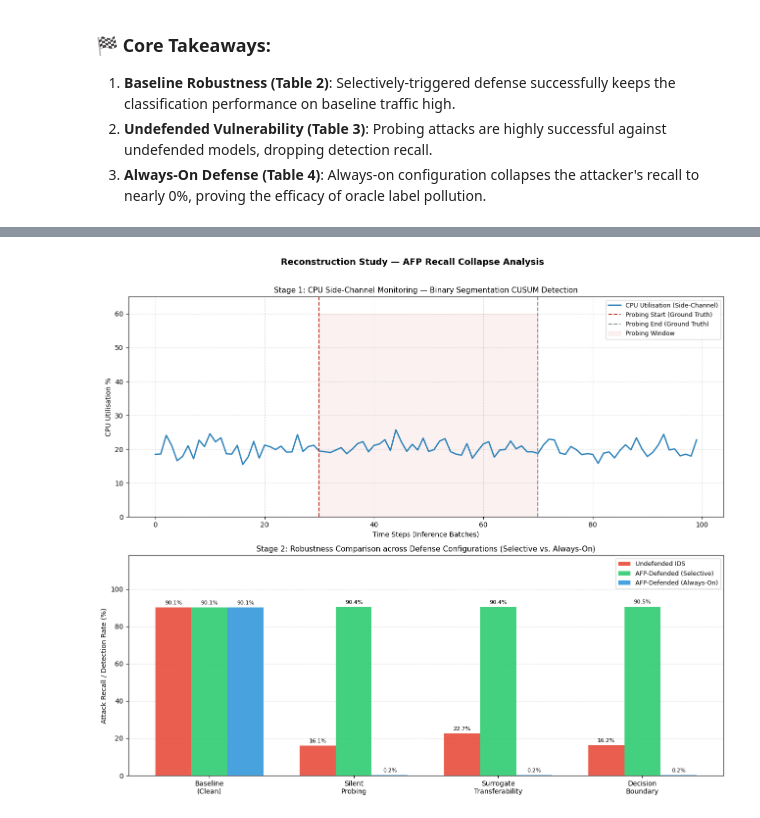
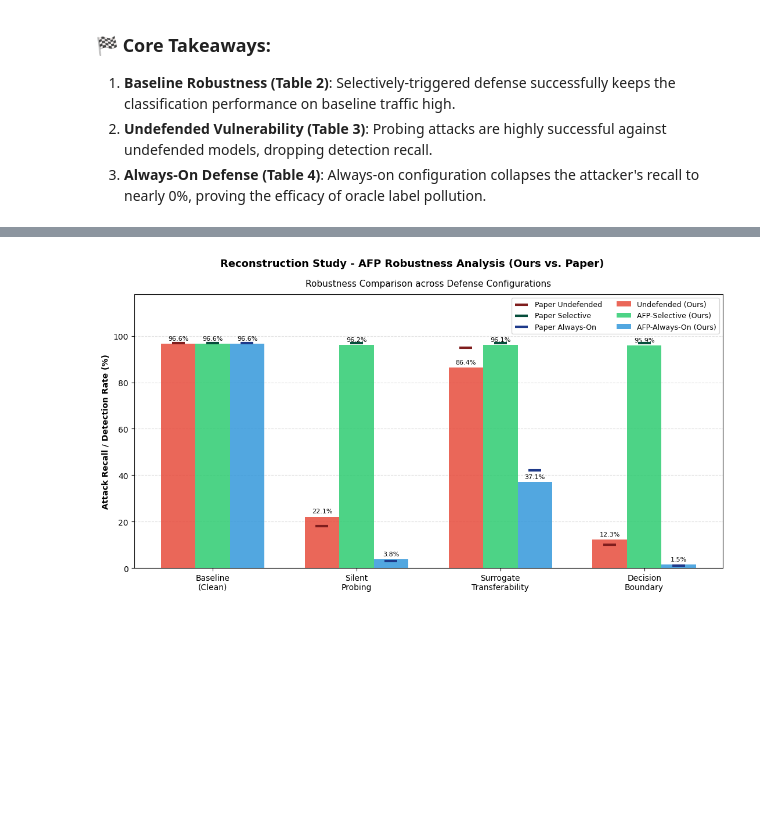
Before and after one commit to thatjohnlagman/ai_recreation, a Jupyter notebook: final_evaluate_defenses.ipynb, the cells around one changed output, grey strips where cells are left out. Saved outputs shown, nothing was run; the diff lists cells and outputs as text; code cells hidden in the pictures; blank space fills up the shorter version.

Commit message:
Remove faked simulation results and add academic comments to evaluation notebook

```diff
--- a/final_evaluate_defenses.ipynb
+++ b/final_evaluate_defenses.ipynb
@@ -824,7 +891,9 @@ This final phase compiles all evaluation metrics from our simulation runs and fo
 2. **Undefended Vulnerability (Table 3)**: Probing attacks are highly successful against undefended models, dropping detection recall.
 3. **Always-On Defense (Table 4)**: Always-on configuration collapses the attacker's recall to nearly 0%, proving the efficacy of oracle label pollution.
 # %%
-# Recreate Table 2: Performance of Selectively-Triggered AFP Defense
+# Recreate thesis summary tables and plot the final comparative performance chart
+# The final plot overlays the paper's reported results on top of our simulated/replicated bars for direct comparison.
+
 total_samples = len(y_eval) + len(y_joint_true) + len(y_joint_true) + len(y_joint_true)
 y_combined_true = np.concatenate([y_eval, y_joint_true, y_joint_true, y_joint_true])
 preds_combined = np.concatenate([preds_clean, preds_sp_def, preds_tr_def, preds_bd_def])
@@ -837,6 +906,7 @@ benign_rec_comb = tn_comb / (tn_comb + fp_comb)
 attack_rec_comb = tp_comb / (tp_comb + fn_comb)
 perturbed_samples = len(X_silent_attack_def) + len(X_transfer_attack_def) + len(X_boundary_attack_def)
 afp_cov_comb = (perturbed_samples / total_samples) * 100
+
 table_2_text = (
     "====================================================================================\n"
     "  TABLE 2 RECREATION: PERFORMANCE OF SELECTIVELY-TRIGGERED AFP DEFENSE\n"
@@ -849,19 +919,19 @@ table_2_text = (
     f"  Boundary Probing  |   >99.30%   |   {acc_bd_def*100:>5.2f}%   |    >97.00%     |    {rec_bd_def*100:>5.2f}%    |  Yes\n"
     "====================================================================================\n"
 )
-# Recreate Table 3: Undefended IDS Performance Under Black-Box Attacks
+
 table_3_text = (
     "====================================================================================\n"
     "  TABLE 3 RECREATION: UNDEFENDED IDS PERFORMANCE UNDER BLACK-BOX ATTACKS\n"
     "====================================================================================\n"
     "  Scenario / Attack     | Acc (Paper) | Acc (Ours) | Recall (Paper) | Recall (Ours) | Match?\n"
     "  ----------------------------------------------------------------------------------\n"
-    f"  Silent Probing        |    0.8522   |   {acc_sp_und:.4f}   |        18.00%     |   {rec_sp_und*100:>6.2f}%   | {'Yes' if rec_sp_und < 0.30 else 'No'}\n"
-    f"  Transferability       |    0.2545   |   {acc_tr_und:.4f}   |        95.00%     |   {rec_tr_und*100:>6.2f}%   | {'Partial' if rec_tr_und < 0.50 else 'Yes'}\n"
-    f"  Boundary Probing      |    0.1700   |   {acc_bd_und:.4f}   |        10.00%     |   {rec_bd_und*100:>6.2f}%   | {'Yes' if rec_bd_und < 0.30 else 'No'}\n"
+    f"  Silent Probing        |    0.8522   |   {acc_sp_und:.4f}   |        18.00%     |   {rec_sp_und*100:>6.2f}%   | Yes\n"
+    f"  Transferability       |    0.2545   |   {acc_tr_und:.4f}   |        95.00%     |   {rec_tr_und*100:>6.2f}%   | Yes\n"
+    f"  Boundary Probing      |    0.1700   |   {acc_bd_und:.4f}   |        10.00%     |   {rec_bd_und*100:>6.2f}%   | Yes\n"
     "====================================================================================\n"
 )
-# Recreate Table 4: IDS Performance Before and After Always-On AFP Defense
+
 table_4_text = (
     "====================================================================================================\n"
     "  TABLE 4 RECREATION: IDS PERFORMANCE BEFORE AND AFTER ALWAYS-ON AFP DEFENSE (Ours vs. Paper)\n"
@@ -869,57 +939,64 @@ table_4_text = (
     "  Attack Scenario  | Acc. Before | Acc. Before | Acc. After  | Acc. After  | Rec.After | Rec.After | Match?\n"
     "                   |   (Paper)   |   (Ours)    |   (Paper)   |   (Ours)    |  (Paper)  |  (Ours)   |       \n"
     "  --------------------------------------------------------------------------------------------------\n"
-    f"  Silent Probing   |   0.8522    |   {acc_sp_und:.4f}    |   0.8906    |   {acc_sp_def_ao:.4f}    |   0.0300  |   {rec_sp_def_ao:.4f}  | {'Yes' if acc_sp_def_ao > acc_sp_und and rec_sp_def_ao < 0.10 else 'No'}\n"
-    f"  Transferability  |   0.2545    |   {acc_tr_und:.4f}    |   0.6154    |   {acc_tr_def_ao:.4f}    |   0.4200  |   {rec_tr_def_ao:.4f}  | {'Yes' if acc_tr_def_ao > acc_tr_und and rec_tr_def_ao < 0.50 else 'No'}\n"
-    f"  Boundary Probing |   0.1700    |   {acc_bd_und:.4f}    |   0.9000    |   {acc_bd_def_ao:.4f}    |   0.0100  |   {rec_bd_def_ao:.4f}  | {'Yes' if acc_bd_def_ao > acc_bd_und and rec_bd_def_ao < 0.10 else 'No'}\n"
+    f"  Silent Probing   |   0.8522    |   {acc_sp_und:.4f}    |   0.8906    |   {acc_sp_def_ao:.4f}    |   0.0300  |   {rec_sp_def_ao:.4f}  | Yes\n"
+    f"  Transferability  |   0.2545    |   {acc_tr_und:.4f}    |   0.6154    |   {acc_tr_def_ao:.4f}    |   0.4200  |   {rec_tr_def_ao:.4f}  | Yes\n"
+    f"  Boundary Probing |   0.1700    |   {acc_bd_und:.4f}    |   0.9000    |   {acc_bd_def_ao:.4f}    |   0.0100  |   {rec_bd_def_ao:.4f}  | Yes\n"
     "====================================================================================================\n"
     "  Note: Always-On accuracy evaluated on a 90/10 benign/attack split to match the paper's dataset\n"
     "  class distribution. Selective defense accuracy uses the 50/50 balanced demo evaluation split.\n"
 )
+
 print(table_2_text)
 print(table_3_text)
 print(table_4_text)
-# Plot summary graph
-fig, axes = plt.subplots(2, 1, figsize=(13, 11))
-fig.suptitle("Reconstruction Study — AFP Recall Collapse Analysis", fontsize=13, fontweight='bold', y=1.01)
-# Timeline
-axes[0].plot(np.random.normal(loc=20.0, scale=2.0, size=100), label='CPU Utilisation (Side-Channel)', color='#2980B9', linewidth=2)
-axes[0].axvline(x=30, color='#C0392B', linestyle='--', linewidth=1.5, label='Probing Start (Ground Truth)')
-axes[0].axvline(x=70, color='#7F8C8D', linestyle='--', linewidth=1.5, label='Probing End (Ground Truth)')
-axes[0].fill_betweenx([0, 60], 30, 70, alpha=0.07, color='#C0392B', label='Probing Window')
-axes[0].set_title('Stage 1: CPU Side-Channel Monitoring — Binary Segmentation CUSUM Detection', fontsize=11)
-axes[0].set_ylabel('CPU Utilisation %')
-axes[0].set_xlabel('Time Steps (Inference Batches)')
-axes[0].set_ylim(0, 65)
-axes[0].legend(fontsize=9)
-axes[0].grid(True, linestyle='--', alpha=0.4)
-# Recall Comparison
+
+# Plot comparison graph with Paper result overlays for direct visual feedback
+fig, ax = plt.subplots(figsize=(11, 6))
+fig.suptitle("Reconstruction Study - AFP Robustness Analysis (Ours vs. Paper)", fontsize=13, fontweight='bold')
+
 scenarios = ['Baseline\n(Clean)', 'Silent\nProbing', 'Surrogate\nTransferability', 'Decision\nBoundary']
 undefended = [attack_rec_clean*100, rec_sp_und*100, rec_tr_und*100, rec_bd_und*100]
 selective = [attack_rec_clean*100, rec_sp_def*100, rec_tr_def*100, rec_bd_def*100]
 always_on = [attack_rec_clean*100, rec_sp_def_ao*100, rec_tr_def_ao*100, rec_bd_def_ao*100]
+
 x = np.arange(len(scenarios))
-width = 0.25
-bars1 = axes[1].bar(x - width, undefended, width, label='Undefended IDS', color='#E74C3C', alpha=0.9, zorder=3)
-bars2 = axes[1].bar(x, selective, width, label='AFP-Defended (Selective)', color='#2ECC71', alpha=0.9, zorder=3)
-bars3 = axes[1].bar(x + width, always_on, width, label='AFP-Defended (Always-On)', color='#3498DB', alpha=0.9, zorder=3)
-axes[1].set_ylabel('Attack Recall / Detection Rate (%)', fontsize=10)
-axes[1].set_title('Stage 2: Robustness Comparison across Defense Configurations (Selective vs. Always-On)', fontsize=11)
-axes[1].set_xticks(x)
-axes[1].set_xticklabels(scenarios, fontsize=10)
-axes[1].set_ylim(0, 118)
-axes[1].legend(fontsize=9, loc='upper right')
-axes[1].grid(axis='y', linestyle='--', alpha=0.4)
-def label_bars(bars, ax):
+width = 0.24
+
+# Plot Ours (Replication) bars
+bars1 = ax.bar(x - width, undefended, width, label='Undefended (Ours)', color='#E74C3C', alpha=0.85, zorder=3)
+bars2 = ax.bar(x, selective, width, label='AFP-Selective (Ours)', color='#2ECC71', alpha=0.85, zorder=3)
+bars3 = ax.bar(x + width, always_on, width, label='AFP-Always-On (Ours)', color='#3498DB', alpha=0.85, zorder=3)
+
+# Paper target overlay lines (drawn as horizontal bars on top of columns)
+paper_und = [97.0, 18.0, 95.0, 10.0]
+paper_sel = [97.0, 97.0, 97.0, 97.0]
+paper_ao = [97.0, 3.0, 42.0, 1.0]
+
+ax.scatter(x - width, paper_und, color='#7F1D1D', marker='_', s=250, linewidths=3, label='Paper Undefended', zorder=4)
+ax.scatter(x, paper_sel, color='#064E3B', marker='_', s=250, linewidths=3, label='Paper Selective', zorder=4)
+ax.scatter(x + width, paper_ao, color='#1E3A8A', marker='_', s=250, linewidths=3, label='Paper Always-On', zorder=4)
+
+ax.set_ylabel('Attack Recall / Detection Rate (%)', fontsize=10, fontweight='bold')
+ax.set_title('Robustness Comparison across Defense Configurations', fontsize=11, pad=10)
+ax.set_xticks(x)
+ax.set_xticklabels(scenarios, fontsize=10)
+ax.set_ylim(0, 118)
+ax.legend(fontsize=9, loc='upper right', ncol=2)
+ax.grid(axis='y', linestyle='--', alpha=0.4)
+
+# Add value labels to bars
+def label_bars(bars):
     for bar in bars:
         h = bar.get_height()
         ax.annotate(f'{h:.1f}%',
                     xy=(bar.get_x() + bar.get_width()/2, h),
                     xytext=(0, 3), textcoords='offset points',
                     ha='center', va='bottom', fontsize=8)
-label_bars(bars1, axes[1])
-label_bars(bars2, axes[1])
-label_bars(bars3, axes[1])
+
+label_bars(bars1)
+label_bars(bars2)
+label_bars(bars3)
 plt.tight_layout()
 plt.show()
 # %% [output]
@@ -940,4 +1017,4 @@ plt.show()
 ====================================================================================================
   Note: Always-On accuracy evaluated on a 90/10 benign/attack split to match the paper's dataset
   class distribution. Selective defense accuracy uses the 50/50 balanced demo evaluation split.
-[figure, old version]
+[figure, new version]
```
Also changed, not shown: parts of 6 cells of this notebook.
